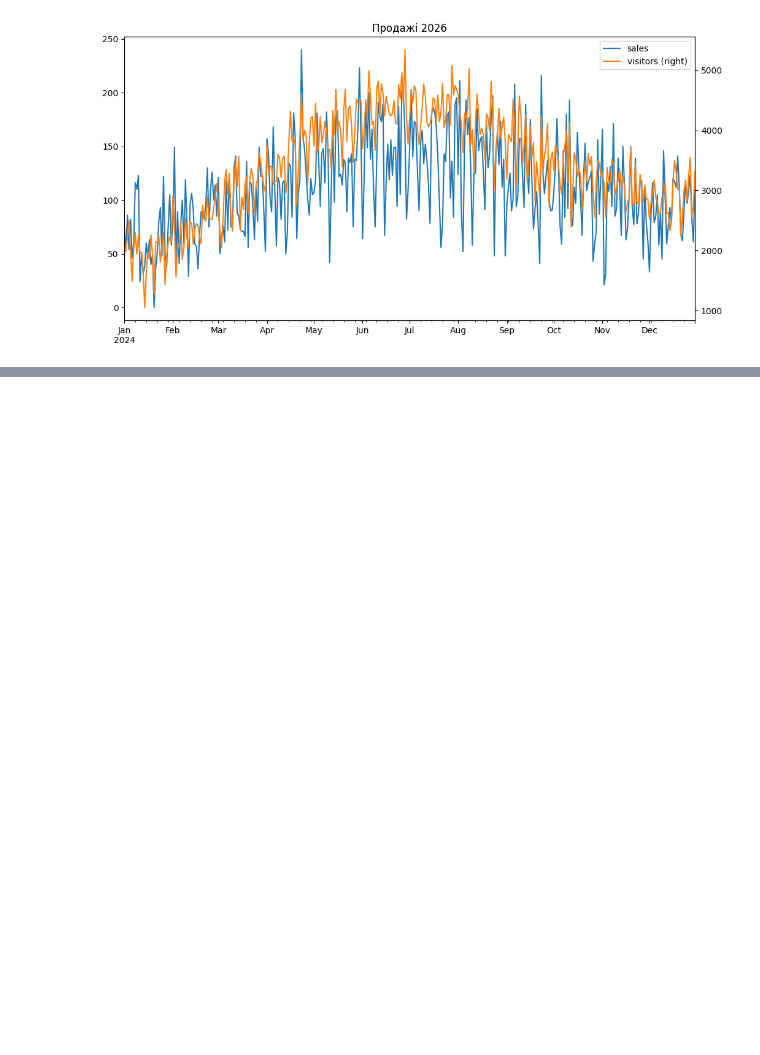
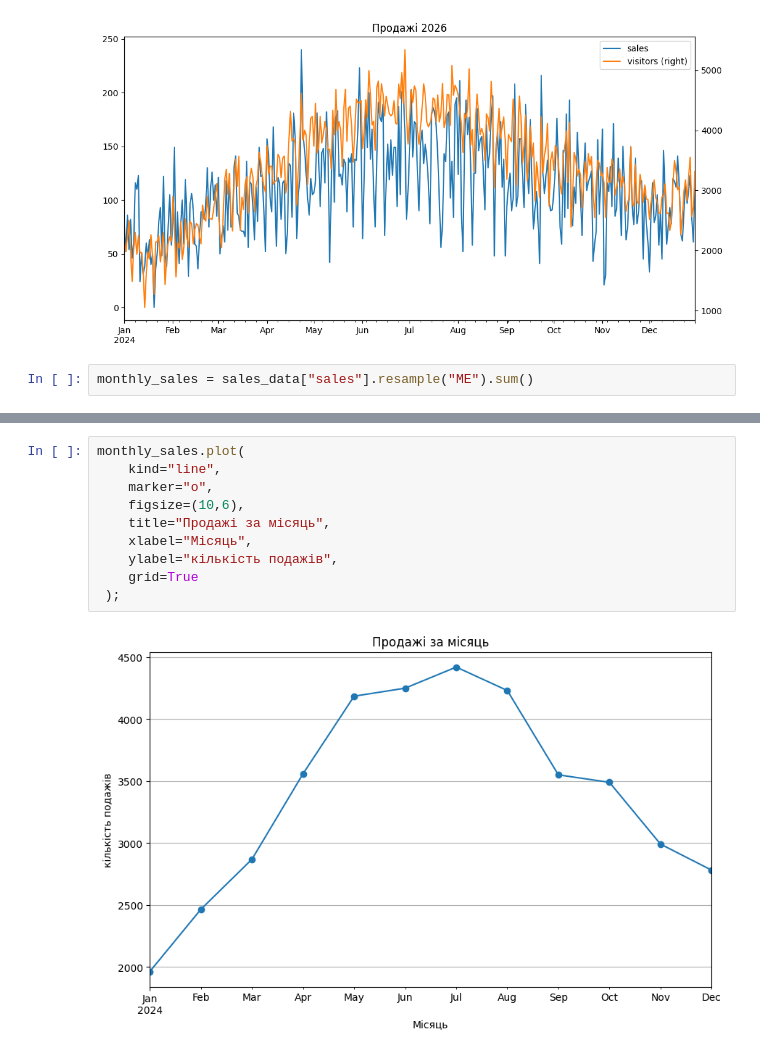
Before and after one commit to zaporozhetsalena/My-first-project, a Jupyter notebook: pandas_visualization.ipynb, the cells around one changed output, grey strips where cells are left out. Cells and saved outputs as stored; diff of their text form; blank space fills up the shorter version.

```diff
--- a/pandas_visualization.ipynb
+++ b/pandas_visualization.ipynb
@@ -79,3 +79,5 @@ sales_data[["sales", "visitors"]].plot(
 plt.show()
 # %% [output]
 [figure]
+# %%
+monthly_sales = sales_data["sales"].resample("ME").sum()
@@ -81,0 +101,12 @@ plt.show()
+# %%
+monthly_sales.plot(
+    kind="line",
+    marker="o",
+    figsize=(10,6),
+    title="Продажі за місяць",
+    xlabel="Місяць",
+    ylabel="кількість подажів",
+    grid=True
+ );
+# %% [output]
+[figure, added]
```
Also changed, not shown: parts of 11 cells of this notebook.
